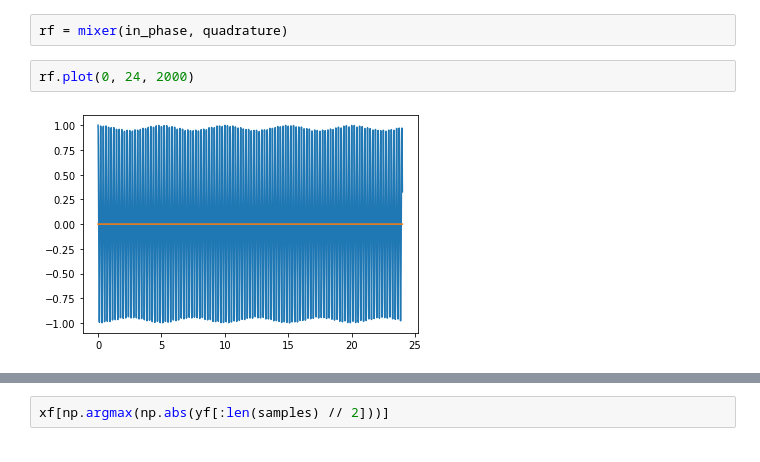
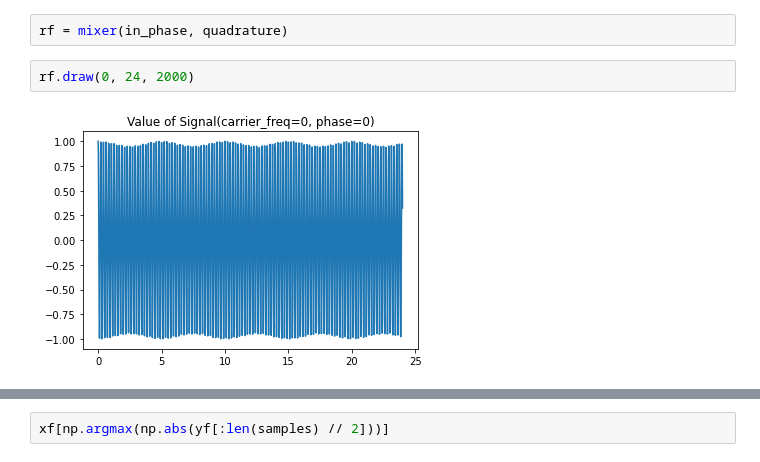
Before and after one commit to qiskit-community/qiskit-dynamics, a Jupyter notebook: example_notebooks/TransferFunctions.ipynb, the cells around one changed output, grey strips where cells are left out. Cells and saved outputs as stored; diff of their text form.

```diff
--- a/example_notebooks/TransferFunctions.ipynb
+++ b/example_notebooks/TransferFunctions.ipynb
@@ -52,8 +52,8 @@ quadrature = Signal(0.95, carrier_freq=0.1, phase=-np.pi/2)
 # %%
 rf = mixer(in_phase, quadrature)
 # %%
-rf.plot(0, 24, 2000)
+rf.draw(0, 24, 2000)
 # %% [output]
-[figure, old version]
+[figure, new version]
 # %%
 dt = 0.01
```
Also changed, not shown: parts of 7 cells of this notebook, 14 other files.
